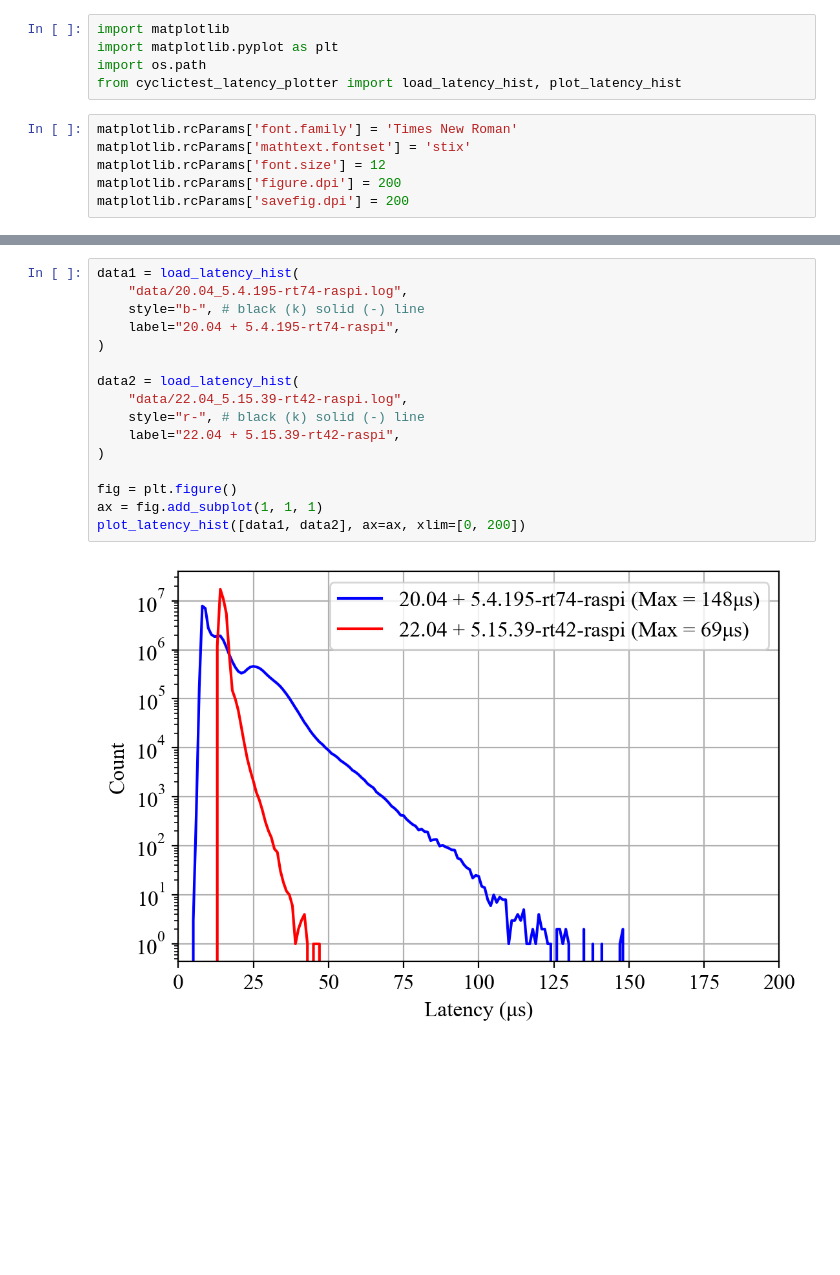
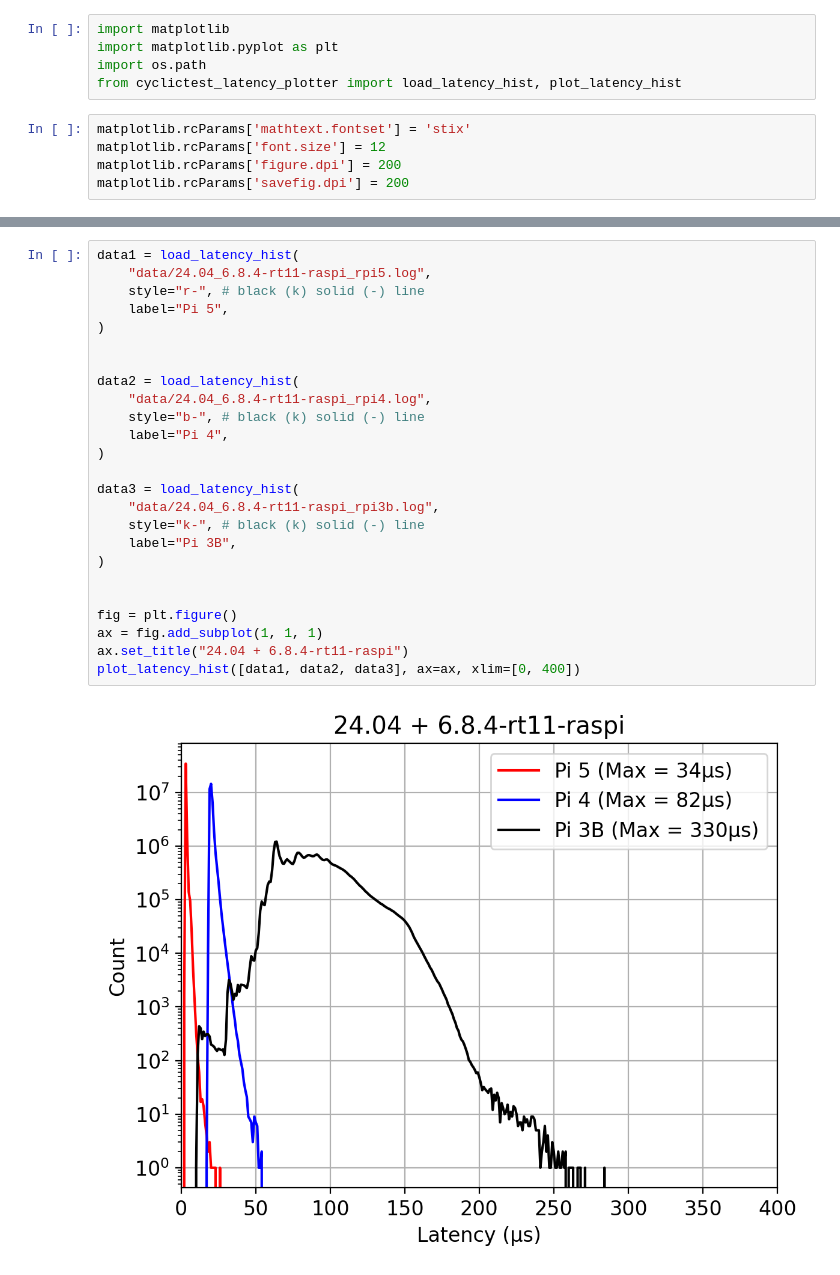
Before and after one commit to ros-realtime/ros-realtime-rpi4-image, a Jupyter notebook: latency-analysis/analysis.ipynb, the cells around one changed output, grey strips where cells are left out. Drawn from its saved outputs; the diff is of its cells as text; blank space fills up the shorter version.

```diff
--- a/latency-analysis/analysis.ipynb
+++ b/latency-analysis/analysis.ipynb
@@ -4,7 +4,6 @@ import matplotlib.pyplot as plt
 import os.path
 from cyclictest_latency_plotter import load_latency_hist, plot_latency_hist
 # %%
-matplotlib.rcParams['font.family'] = 'Times New Roman'
 matplotlib.rcParams['mathtext.fontset'] = 'stix'
 matplotlib.rcParams['font.size'] = 12
 matplotlib.rcParams['figure.dpi'] = 200
@@ -40,18 +39,27 @@ fig.savefig("data/{}.png".format(os.path.splitext(os.path.basename(data[1]["file
 # %%
 data1 = load_latency_hist(
-    "data/20.04_5.4.195-rt74-raspi.log",
-    style="b-", # black (k) solid (-) line
-    label="20.04 + 5.4.195-rt74-raspi",
+    "data/24.04_6.8.4-rt11-raspi_rpi5.log",
+    style="r-", # black (k) solid (-) line
+    label="Pi 5",
 )
 
+
 data2 = load_latency_hist(
-    "data/22.04_5.15.39-rt42-raspi.log",
-    style="r-", # black (k) solid (-) line
-    label="22.04 + 5.15.39-rt42-raspi",
+    "data/24.04_6.8.4-rt11-raspi_rpi4.log",
+    style="b-", # black (k) solid (-) line
+    label="Pi 4",
 )
+
+data3 = load_latency_hist(
+    "data/24.04_6.8.4-rt11-raspi_rpi3b.log",
+    style="k-", # black (k) solid (-) line
+    label="Pi 3B",
+)
+
 
 fig = plt.figure()
 ax = fig.add_subplot(1, 1, 1)
-plot_latency_hist([data1, data2], ax=ax, xlim=[0, 200])
+ax.set_title("24.04 + 6.8.4-rt11-raspi")
+plot_latency_hist([data1, data2, data3], ax=ax, xlim=[0, 400])
 # %% [output]
-[figure, old version]
+[figure, new version]
```
Also changed, not shown: parts of 3 cells of this notebook, 29 other files.
